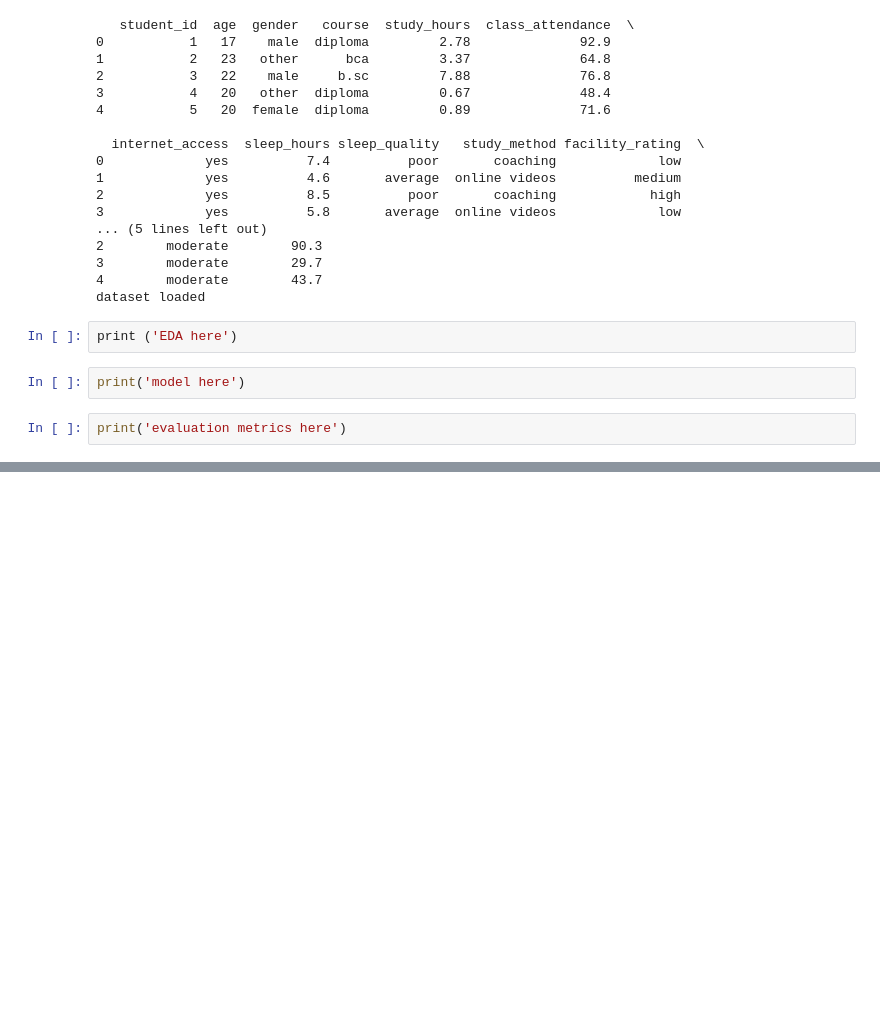
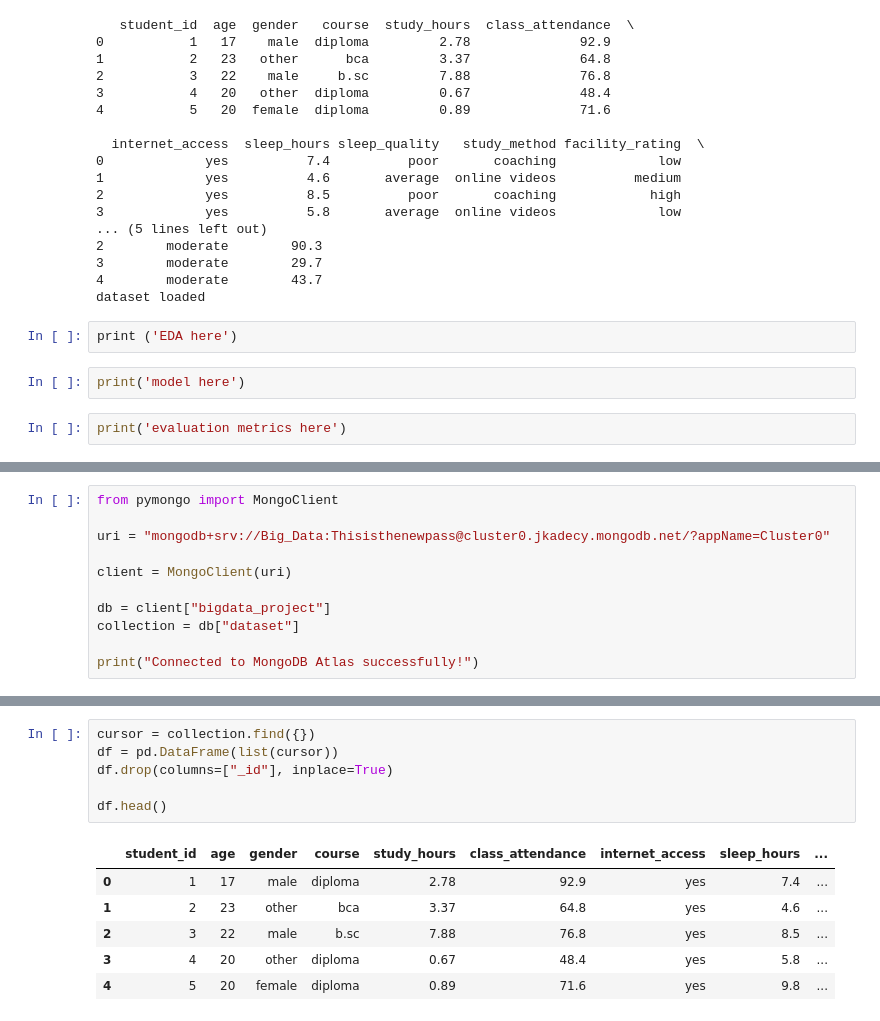
Before and after one commit to dohaneedsrest/BigDataAnalyticsFinalProject, a Jupyter notebook: BigDataFinalProject.ipynb, the cells around one changed output, grey strips where cells are left out. Cells and saved outputs as stored; diff of their text form; blank space fills up the shorter version.

```diff
--- a/BigDataFinalProject.ipynb
+++ b/BigDataFinalProject.ipynb
@@ -44,0 +54,11 @@ print('mongodb here')
+# %%
+from pymongo import MongoClient
+
+uri = "mongodb+srv://Big_Data:Thisisthenewpass@cluster0.jkadecy.mongodb.net/?appName=Cluster0"
+
+client = MongoClient(uri)
+
+db = client["bigdata_project"]
+collection = db["dataset"]
+
+print("Connected to MongoDB Atlas successfully!")
@@ -44,0 +74,13 @@ print('mongodb here')
+# %%
+cursor = collection.find({})
+df = pd.DataFrame(list(cursor))
+df.drop(columns=["_id"], inplace=True)
+
+df.head()
+# %% [output]
+|  | student_id | age | gender | course | study_hours | class_attendance | internet_access | sleep_hours | ... |
+| 0 | 1 | 17 | male | diploma | 2.78 | 92.9 | yes | 7.4 | ... |
+| 1 | 2 | 23 | other | bca | 3.37 | 64.8 | yes | 4.6 | ... |
+| 2 | 3 | 22 | male | b.sc | 7.88 | 76.8 | yes | 8.5 | ... |
+| 3 | 4 | 20 | other | diploma | 0.67 | 48.4 | yes | 5.8 | ... |
+| 4 | 5 | 20 | female | diploma | 0.89 | 71.6 | yes | 9.8 | ... |
```
Also changed, not shown: parts of 4 cells of this notebook.
